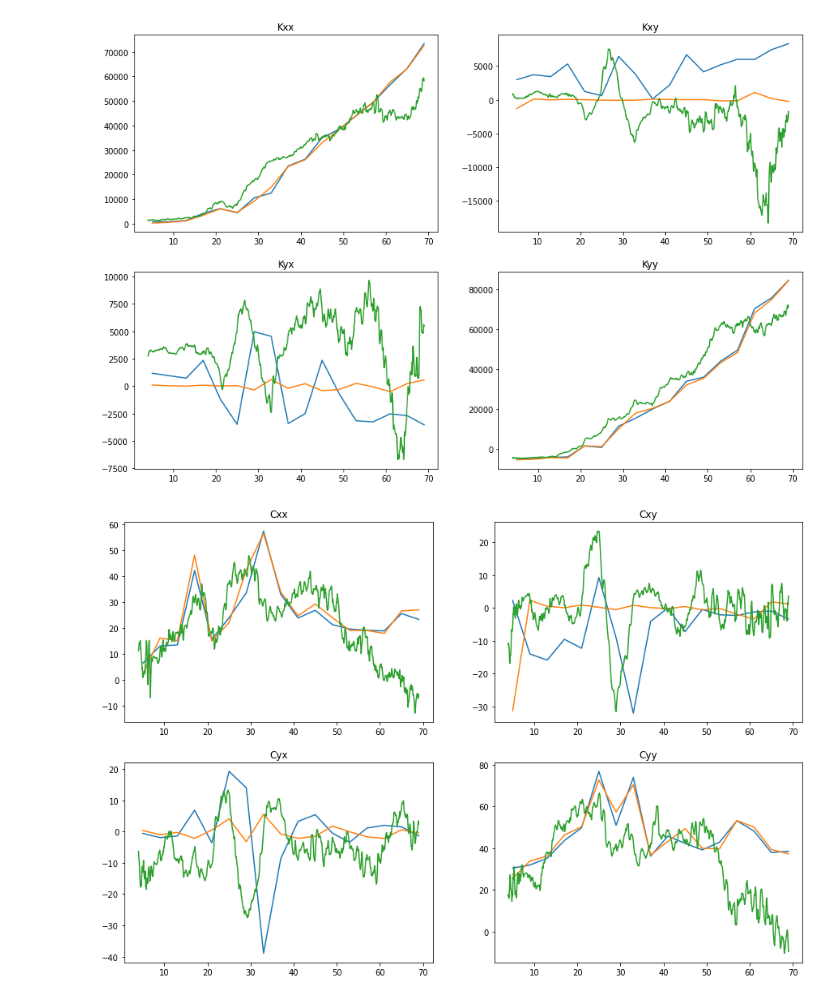
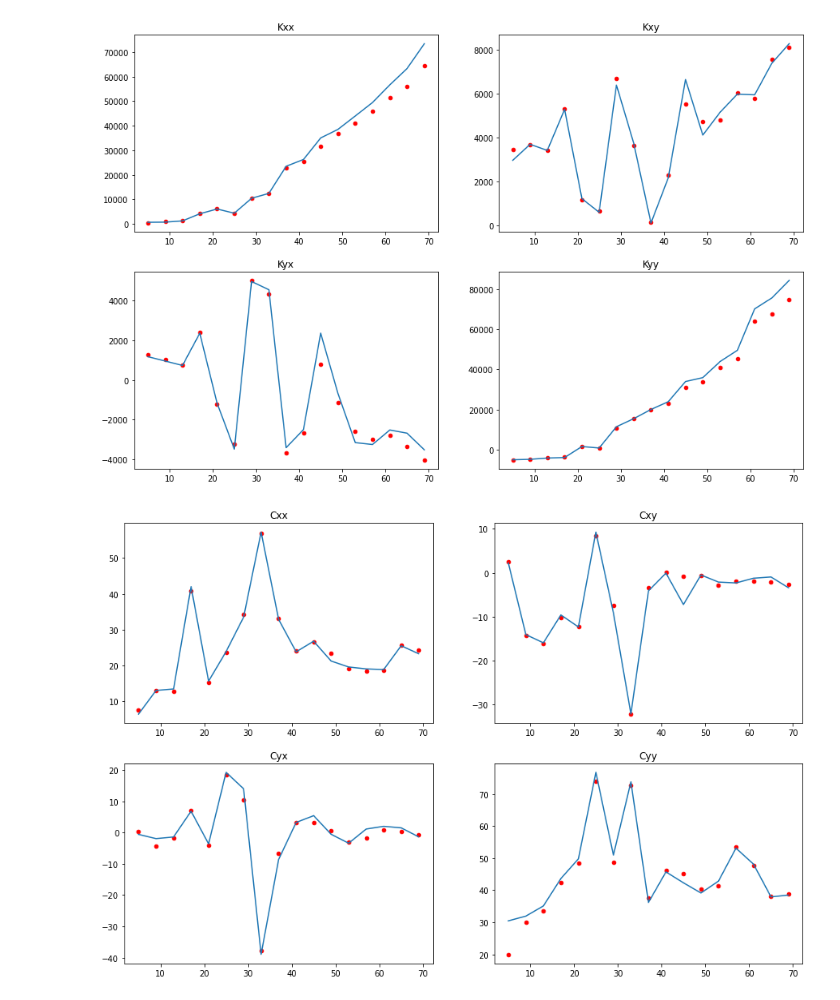
Before and after one commit to felipeangelimvieira/seal_parameter_identification, a Jupyter notebook: notebooks/compare-results-1.0.ipynb, the cells around one changed output. Drawn from its saved outputs; the diff is of its cells as text; code cells hidden in the pictures.

```diff
--- a/notebooks/compare-results-1.0.ipynb
+++ b/notebooks/compare-results-1.0.ipynb
@@ -108,48 +172,51 @@ fig.show()
 # %%
 fig, axs = plt.subplots(2,2, figsize=(15,10))
 axs[0,0].plot(Fs_eiv, Ks_eiv[:, 0, 0])
-axs[0,0].plot(Fs_jio, Ks_jio[:, 0, 0])
-axs[0,0].plot(Fs_linreg_sweep, Ks_linreg_sweep[:, 0, 0])
+#axs[0,0].plot(Fs_jio, Ks_jio[:, 0, 0])
+axs[0,0].scatter(Fs_linreg_sin, Ks_linreg_sin[:, 0, 0], s=21, color="red")
 axs[0,0].set_title("Kxx")
 
 axs[0,1].plot(Fs_eiv, Ks_eiv[:, 0, 1])
-axs[0,1].plot(Fs_jio, Ks_jio[:, 0, 1])
-axs[0,1].plot(Fs_linreg_sweep, Ks_linreg_sweep[:, 0, 1])
+#axs[0,1].plot(Fs_jio, Ks_jio[:, 0, 1])
+axs[0,1].scatter(Fs_linreg_sin, Ks_linreg_sin[:, 1, 0], s=21, color="red")
 axs[0,1].set_title("Kxy")
 
 axs[1,0].plot(Fs_eiv, Ks_eiv[:, 1, 0])
-axs[1,0].plot(Fs_jio, Ks_jio[:, 1, 0])
-axs[1,0].plot(Fs_linreg_sweep, Ks_linreg_sweep[:, 1, 0])
+#axs[1,0].plot(Fs_jio, Ks_jio[:, 1, 0])
+axs[1,0].scatter(Fs_linreg_sin, Ks_linreg_sin[:, 0, 1], s=21, color="red")
 axs[1,0].set_title("Kyx")
 
 axs[1,1].plot(Fs_eiv, Ks_eiv[:, 1,1])
-axs[1,1].plot(Fs_jio, Ks_jio[:, 1,1])
-axs[1,1].plot(Fs_linreg_sweep, Ks_linreg_sweep[:, 1, 1])
+#axs[1,1].plot(Fs_jio, Ks_jio[:, 1,1])
+axs[1,1].scatter(Fs_linreg_sin, Ks_linreg_sin[:, 1, 1], s=21, color="red")
 axs[1,1].set_title("Kyy")
 
+fig.savefig("images/linreg_sin_results_K.png")
+fig.show()
 
 fig, axs = plt.subplots(2,2, figsize=(15,10))
 axs[0,0].plot(Fs_eiv, Cs_eiv[:, 0, 0])
-axs[0,0].plot(Fs_jio, Cs_jio[:, 0,0])
-axs[0,0].plot(Fs_linreg_sweep, Cs_linreg_sweep[:, 0, 0])
+#axs[0,0].plot(Fs_jio, Cs_jio[:, 0,0])
+axs[0,0].scatter(Fs_linreg_sin, Cs_linreg_sin[:, 0, 0], s=21, color="red")
 axs[0,0].set_title("Cxx")
 
 axs[0,1].plot(Fs_eiv, Cs_eiv[:, 0, 1])
-axs[0,1].plot(Fs_jio, Cs_jio[:, 0, 1])
-axs[0,1].plot(Fs_linreg_sweep, Cs_linreg_sweep[:, 0, 1])
+#axs[0,1].plot(Fs_jio, Cs_jio[:, 0, 1])
+axs[0,1].scatter(Fs_linreg_sin, Cs_linreg_sin[:, 1, 0], s=21, color="red")
 axs[0,1].set_title("Cxy")
 
 axs[1,0].plot(Fs_eiv, Cs_eiv[:, 1, 0])
-axs[1,0].plot(Fs_jio, Cs_jio[:, 1, 0])
-axs[1,0].plot(Fs_linreg_sweep, Cs_linreg_sweep[:, 1, 0])
+#axs[1,0].plot(Fs_jio, Cs_jio[:, 1, 0])
+axs[1,0].scatter(Fs_linreg_sin, Cs_linreg_sin[:, 0, 1], s=21, color="red")
 axs[1,0].set_title("Cyx")
 
 axs[1,1].plot(Fs_eiv, Cs_eiv[:, 1, 1])
-axs[1,1].plot(Fs_jio, Cs_jio[:, 1, 1])
-axs[1,1].plot(Fs_linreg_sweep, Cs_linreg_sweep[:, 1, 1])
+#axs[1,1].plot(Fs_jio, Cs_jio[:, 1, 1])
+axs[1,1].scatter(Fs_linreg_sin, Cs_linreg_sin[:, 1, 1], s=21, color="red")
 axs[1,1].set_title("Cyy")
 
+fig.savefig("images/linreg_sin_results_C.png")
 fig.show()
 # %% [output]
-[figure, old version]
+[figure, new version]
-[figure, old version]
+[figure, new version]
```
Also changed, not shown: parts of 3 cells of this notebook, 15 other files.
